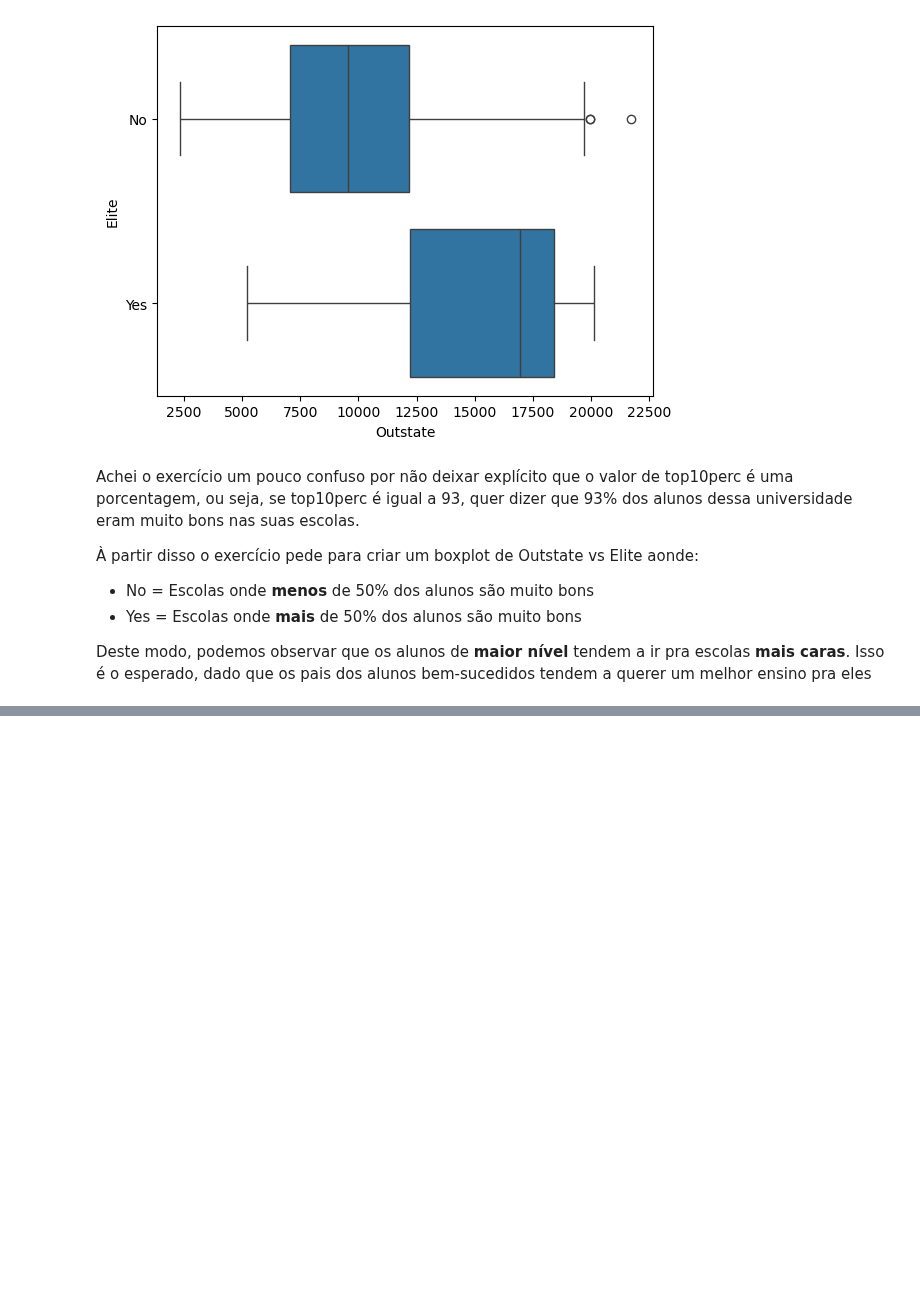
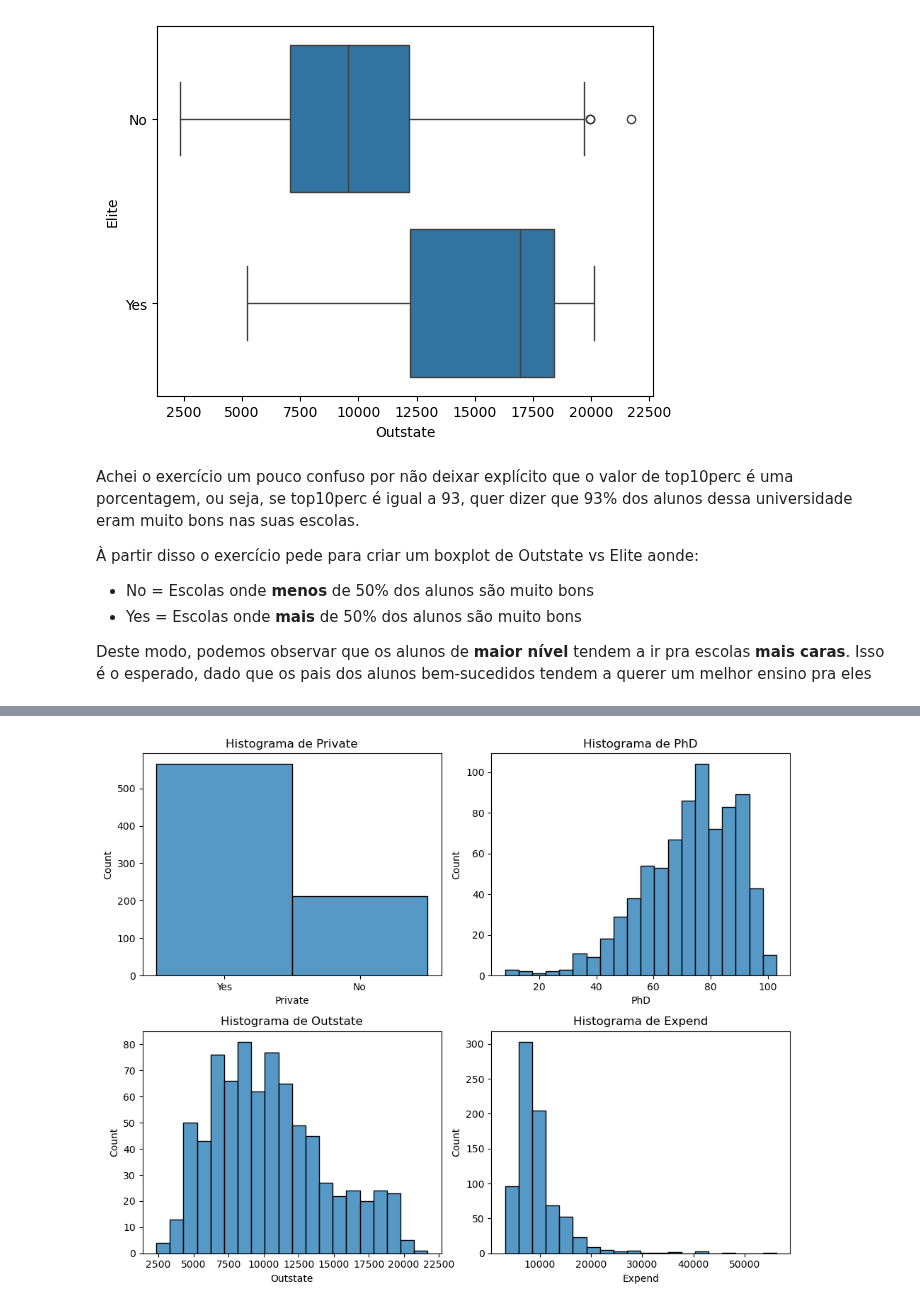
Before and after one commit to josinovmota/Defeating-An-introduction-to-statistical-learning, a Jupyter notebook: Exercises/2.4 Exercises(Statistical Learning)/main.ipynb, the cells around one changed output, grey strips where cells are left out. Drawn from its saved outputs; the diff is of its cells as text; code cells hidden in the pictures; blank space fills up the shorter version.

```diff
--- a/Exercises/2.4 Exercises(Statistical Learning)/main.ipynb
+++ b/Exercises/2.4 Exercises(Statistical Learning)/main.ipynb
@@ -99,0 +87,15 @@ for var in variables:
+# %%
+variables = ['Private', 'PhD', 'Outstate', 'Expend']
+
+fig, axs = plt.subplots(2, 2, figsize=(10, 8))
+
+axs = axs.flatten()
+
+for index, value in enumerate(variables):
+    sns.histplot(df[value], bins=20, ax=axs[index])
+    axs[index].set_title(f'Histograma de {value}')
+
+plt.tight_layout()
+plt.show()
+# %% [output]
+[figure, added]
```
Also changed, not shown: parts of 11 cells of this notebook, 1 other file.
